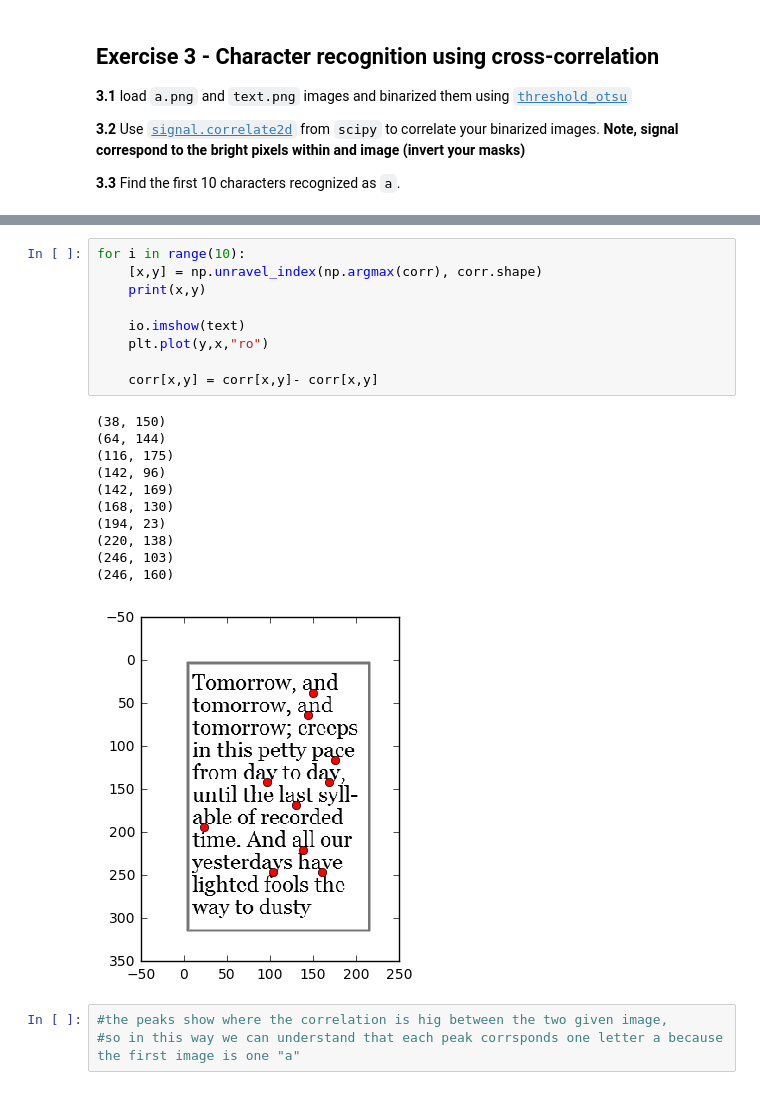
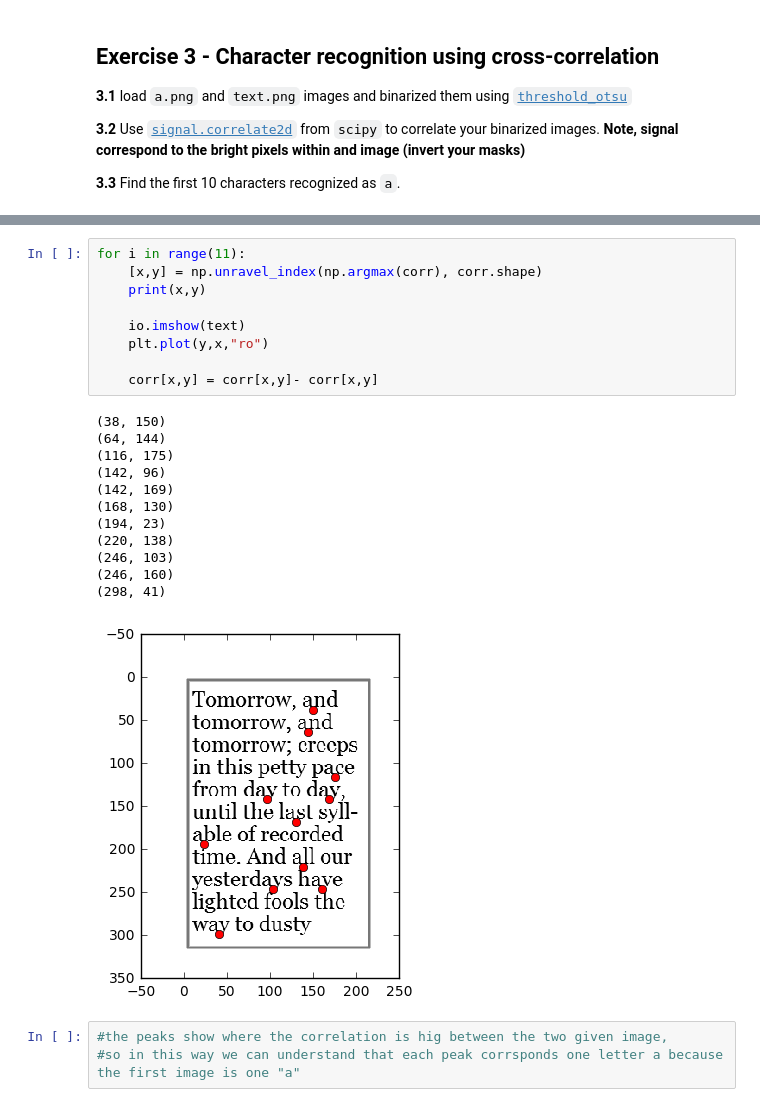
Before and after one commit to robertopao/DSP-TP-1617, a Jupyter notebook: Lab3/python/Lab3.ipynb, the cells around one changed output, grey strips where cells are left out. Drawn from its saved outputs; the diff is of its cells as text.

```diff
--- a/Lab3/python/Lab3.ipynb
+++ b/Lab3/python/Lab3.ipynb
@@ -220,24 +240,25 @@ io.imshow(corr)
 # %%
-for i in range(10):
+for i in range(11):
     [x,y] = np.unravel_index(np.argmax(corr), corr.shape)
     print(x,y)
 
     io.imshow(text)
     plt.plot(y,x,"ro")
 
     corr[x,y] = corr[x,y]- corr[x,y]
 # %% [output]
 (38, 150)
 (64, 144)
 (116, 175)
 (142, 96)
 (142, 169)
 (168, 130)
 (194, 23)
 (220, 138)
 (246, 103)
 (246, 160)
+(298, 41)
-[figure, old version]
+[figure, new version]
 # %%
 #the peaks show where the correlation is hig between the two given image,
 #so in this way we can understand that each peak corrsponds one letter a because the first image is one "a"
```
Also changed, not shown: parts of 2 cells of this notebook, 1 other file.
